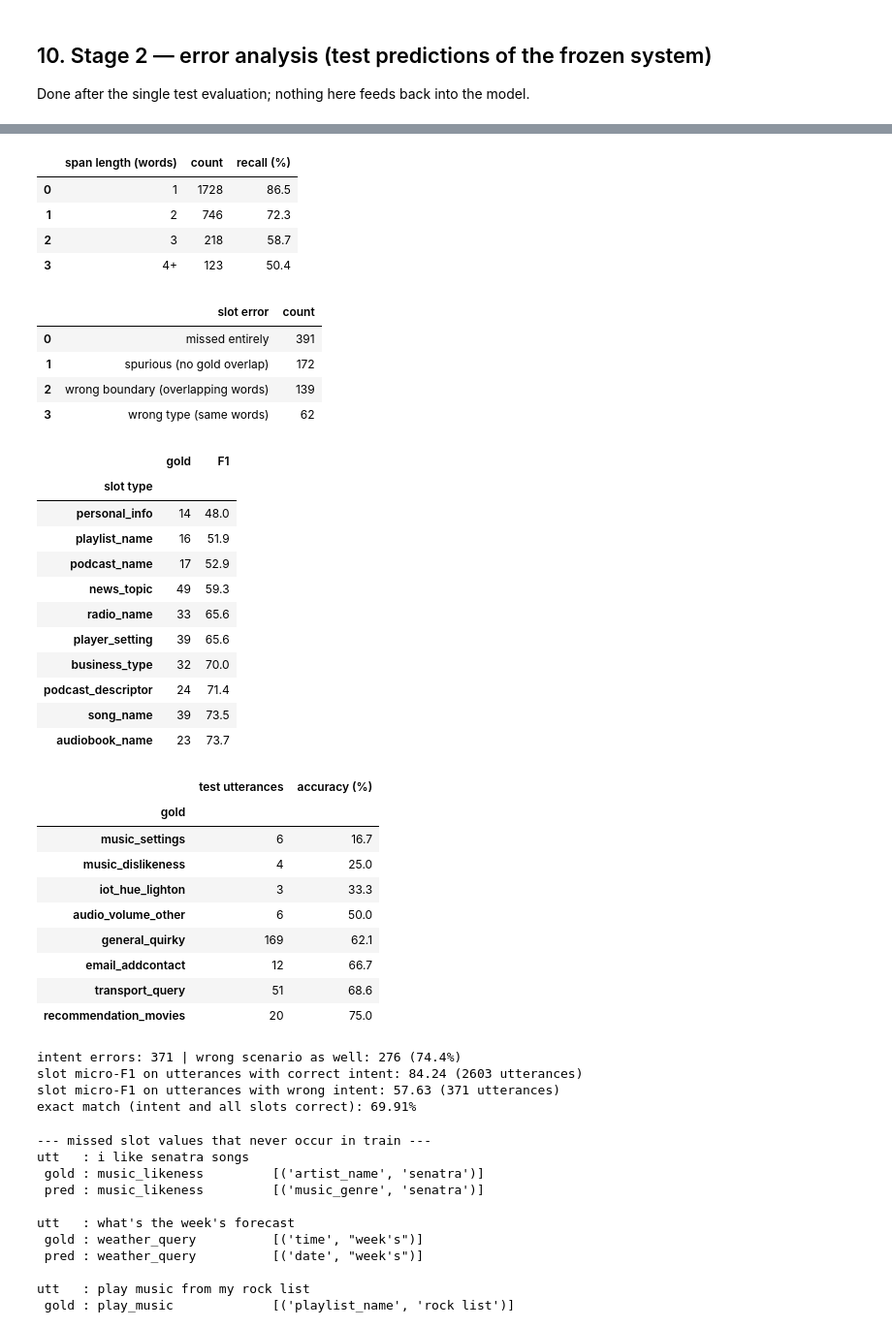
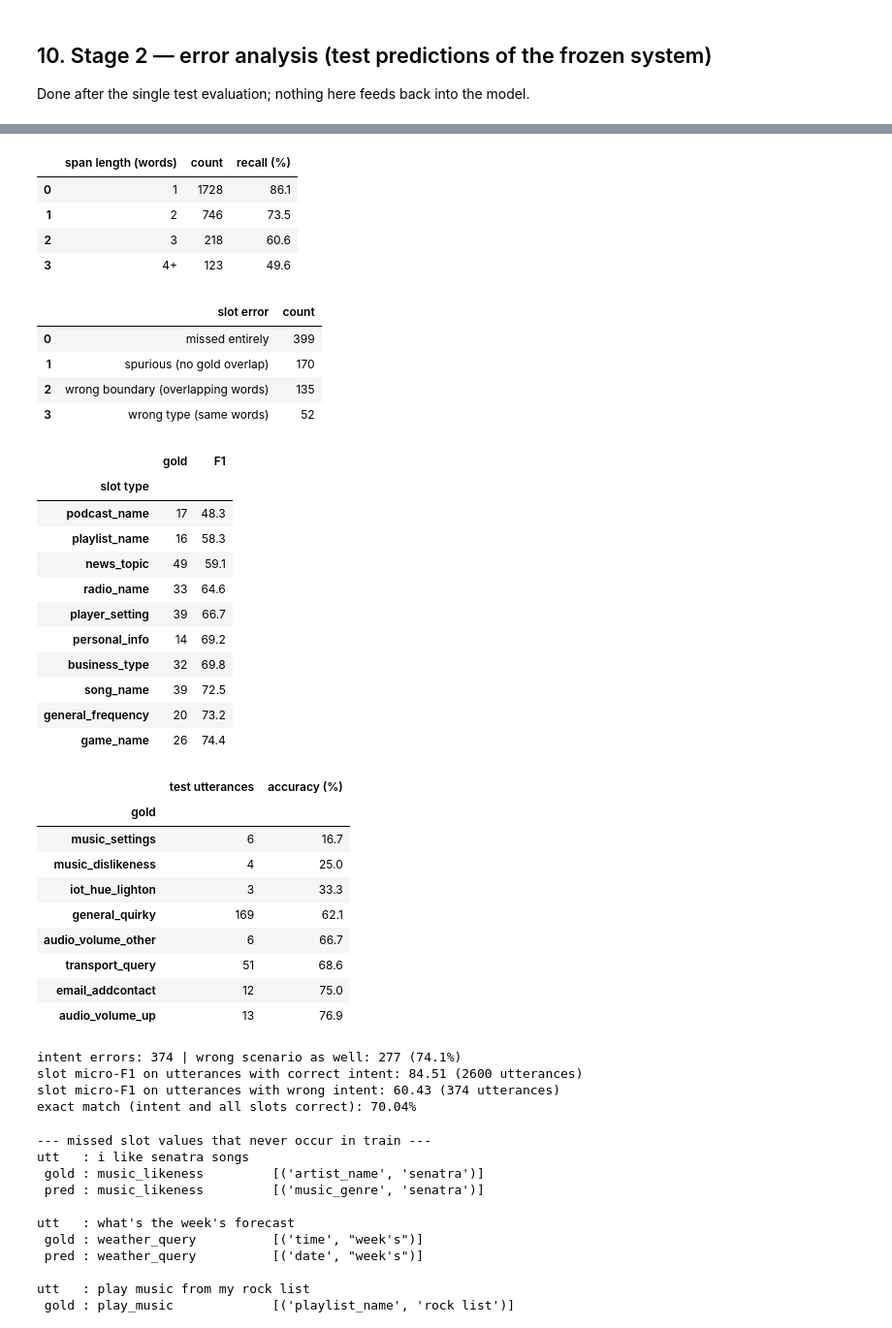
Before and after one commit to masamune-prog/SC4002, a Jupyter notebook: main.ipynb, the cells around one changed output, grey strips where cells are left out. Shown at 97% size. Drawn from its saved outputs; the diff is of its cells as text; code cells hidden in the pictures.

```diff
--- a/main.ipynb
+++ b/main.ipynb
@@ -542,7 +955,7 @@ def best_spans(gains, max_span=MAX_SPAN):
 
 
 def paths_to_spans(path, labels):
-    # BIO tag ids -> {(start, width, type_id): 1.0} with the same rule as tags_to_spans
+    # BIO tag ids -> {(start, width, type_id): 1.0}; an I-x that does not continue an x span starts a new span
     spans, start, cur = {}, None, 0
     for t, tid in enumerate(list(path) + [0]):
         typ = int(labels.tag_type[tid])
@@ -565,8 +978,17 @@ def decode_span_logits(span_logits, valid, lengths):
     return out
 
 
+def spans_to_slot_labels(span_dict, n_words, labels):
+    # {(start, width, type_id)} -> one MASSIVE slot label per word ('Other' outside a slot)
+    out = ["Other"] * n_words
+    for (i, w, k) in span_dict:
+        out[i:i + w + 1] = [labels.slot_types[k]] * (w + 1)
+    return out
+
+
 def spans_to_text(span_dict, tokens, labels):
-    return {(labels.slot_types[k], " ".join(tokens[i:i + w + 1])) for (i, w, k) in span_dict}
+    # {(start, width, type_id)} -> list of (slot_type, span_text) in word order
+    return [(labels.slot_types[k], " ".join(tokens[i:i + w + 1])) for (i, w, k) in sorted(span_dict)]
 # %%
 # ---------------------------------------------------------------------- input layer pieces and encoders
 class SeqConv(nn.Module):
@@ -905,7 +1327,8 @@ def member_outputs(model, batches):
 
 def evaluate_outputs(probs, spans, examples):
     intents = [labels.intents.itos[i] for i in probs.argmax(1).tolist()]
-    return score(intents, [spans_to_text(s, e["tokens"], labels) for s, e in zip(spans, examples)], examples)
+    return score(intents, [spans_to_slot_labels(s, len(e["tokens"]), labels) for s, e in zip(spans, examples)],
+                 examples)
 
 
 def evaluate(model, batches, examples):
@@ -986,7 +1409,7 @@ for arch, seed in MEMBERS:
     model.load_state_dict(torch.load(ckpt, map_location=DEVICE, weights_only=False)["state"])
     probs, spans, _ = member_outputs(model, dev_batches)
     res = evaluate_outputs(probs, spans, data["dev"])
-    assert (res["intent_correct"], res["tp"], res["fp"]) == (best["intent_correct"], best["tp"], best["fp"])
+    assert (res["intent_acc"], res["slot_f1"]) == (best["intent_acc"], best["slot_f1"])
     histories[tag], bests[tag], member_dev[tag] = hist, best, (probs, spans)
     json.dump({"tag": tag, "config": cfg, "history": hist, "best": best}, open(os.path.join(LOG_DIR, f"{tag}.json"), "w"),
               indent=1)
@@ -1123,12 +1546,12 @@ def run_ensemble(split):
 
 
 _, _, final_dev = run_ensemble("dev")
-for k in ("intent_correct", "tp", "fp", "fn"):
+for k in ("intent_acc", "slot_f1", "exact_match"):
     assert final_dev[k] == spec["dev"][k], f"reloaded ensemble differs from the selected dev result on {k}"
 print(f"Validation (reloaded) | intent accuracy {final_dev['intent_acc']:.2f} | slot micro-F1 {final_dev['slot_f1']:.2f}"
       f" | combined {final_dev['combined']:.2f}  == selected dev score")
 
 test_probs, test_spans, final_test = run_ensemble("test")                       # the single test evaluation
 print(f"Test                  | intent accuracy {final_test['intent_acc']:.2f} | slot micro-F1 {final_test['slot_f1']:.2f}"
-      f" | TP {final_test['tp']} FP {final_test['fp']} FN {final_test['fn']}")
+      f" | exact match {final_test['exact_match']:.2f}")
 # %% [output]
@@ -1160,8 +1585,9 @@ display(pd.DataFrame(rows))
 Done after the single test evaluation; nothing here feeds back into the model.
 # %%
 seen_values = {(t, s) for e in data["train"] for t, s in e["gold_spans"]}
-pred_text = [spans_to_text(s, e["tokens"], labels) for s, e in zip(test_spans, data["test"])]
+pred_text = [set(spans_to_text(s, e["tokens"], labels)) for s, e in zip(test_spans, data["test"])]
 pred_int = [labels.intents.itos[i] for i in test_probs.argmax(1).tolist()]
+pred_lab = [spans_to_slot_labels(s, len(e["tokens"]), labels) for s, e in zip(test_spans, data["test"])]
 
 # slot recall by whether the gold (type, value) occurs in train, and by span length
 rec = {"seen in train": [0, 0], "unseen in train": [0, 0]}
@@ -1216,10 +1642,9 @@ print(f"intent errors: {n_wrong} | wrong scenario as well: {cross} ({100 * cross
 ok = [p == e["intent"] for p, e in zip(pred_int, data["test"])]
 for flag, name in ((True, "correct"), (False, "wrong")):
     idx = [i for i, o in enumerate(ok) if o == flag]
-    r = score([pred_int[i] for i in idx], [pred_text[i] for i in idx], [data["test"][i] for i in idx])
+    r = score([pred_int[i] for i in idx], [pred_lab[i] for i in idx], [data["test"][i] for i in idx])
     print(f"slot micro-F1 on utterances with {name} intent: {r['slot_f1']:.2f} ({len(idx)} utterances)")
-exact = sum(p == e["intent"] and s == e["gold_spans"] for p, s, e in zip(pred_int, pred_text, data["test"]))
-print(f"exact match (intent and all slots correct): {100 * exact / len(data['test']):.2f}%")
+print(f"exact match (intent and all slots correct): {final_test['exact_match']:.2f}%")
 # %% [output]
 |  | gold slots | count | recall (%) |
 | 0 | seen in train | 2017 | 93.2 |
@@ -1227,39 +1652,39 @@ print(f"exact match (intent and all slots correct): {100 * exact / len(data['tes
 |  | span length (words) | count | recall (%) |
-| 0 | 1 | 1728 | 86.5 |
-| 1 | 2 | 746 | 72.3 |
-| 2 | 3 | 218 | 58.7 |
-| 3 | 4+ | 123 | 50.4 |
+| 0 | 1 | 1728 | 86.1 |
+| 1 | 2 | 746 | 73.5 |
+| 2 | 3 | 218 | 60.6 |
+| 3 | 4+ | 123 | 49.6 |
 |  | slot error | count |
-| 0 | missed entirely | 391 |
-| 1 | spurious (no gold overlap) | 172 |
-| 2 | wrong boundary (overlapping words) | 139 |
-| 3 | wrong type (same words) | 62 |
+| 0 | missed entirely | 399 |
+| 1 | spurious (no gold overlap) | 170 |
+| 2 | wrong boundary (overlapping words) | 135 |
+| 3 | wrong type (same words) | 52 |
 |  | gold | F1 |
 | slot type |  |  |
-| personal_info | 14 | 48.0 |
-| playlist_name | 16 | 51.9 |
-| podcast_name | 17 | 52.9 |
-| news_topic | 49 | 59.3 |
-| radio_name | 33 | 65.6 |
-| player_setting | 39 | 65.6 |
-| business_type | 32 | 70.0 |
-| podcast_descriptor | 24 | 71.4 |
-| song_name | 39 | 73.5 |
-| audiobook_name | 23 | 73.7 |
+| podcast_name | 17 | 48.3 |
+| playlist_name | 16 | 58.3 |
+| news_topic | 49 | 59.1 |
+| radio_name | 33 | 64.6 |
+| player_setting | 39 | 66.7 |
+| personal_info | 14 | 69.2 |
+| business_type | 32 | 69.8 |
+| song_name | 39 | 72.5 |
+| general_frequency | 20 | 73.2 |
+| game_name | 26 | 74.4 |
 |  | test utterances | accuracy (%) |
 | gold |  |  |
 | music_settings | 6 | 16.7 |
 | music_dislikeness | 4 | 25.0 |
 | iot_hue_lighton | 3 | 33.3 |
-| audio_volume_other | 6 | 50.0 |
 | general_quirky | 169 | 62.1 |
-| email_addcontact | 12 | 66.7 |
+| audio_volume_other | 6 | 66.7 |
 | transport_query | 51 | 68.6 |
-| recommendation_movies | 20 | 75.0 |
+| email_addcontact | 12 | 75.0 |
+| audio_volume_up | 13 | 76.9 |
-intent errors: 371 | wrong scenario as well: 276 (74.4%)
-slot micro-F1 on utterances with correct intent: 84.24 (2603 utterances)
-slot micro-F1 on utterances with wrong intent: 57.63 (371 utterances)
-exact match (intent and all slots correct): 69.91%
+intent errors: 374 | wrong scenario as well: 277 (74.1%)
+slot micro-F1 on utterances with correct intent: 84.51 (2600 utterances)
+slot micro-F1 on utterances with wrong intent: 60.43 (374 utterances)
+exact match (intent and all slots correct): 70.04%
 # %%
 # example errors
 def show(i):
```
Also changed, not shown: parts of 29 cells of this notebook, 12 other files.
